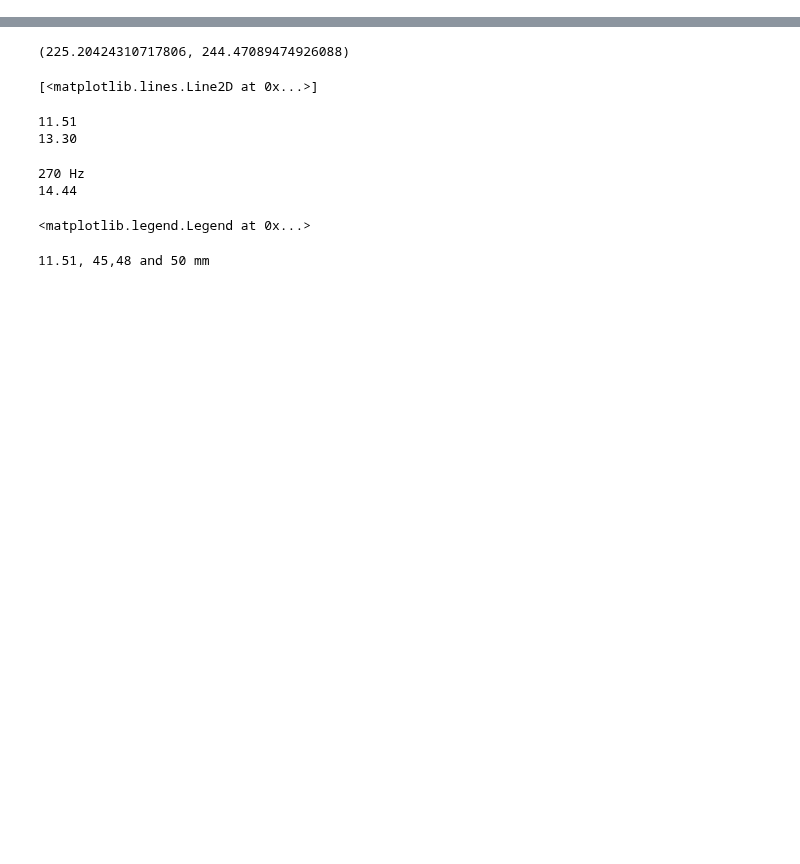
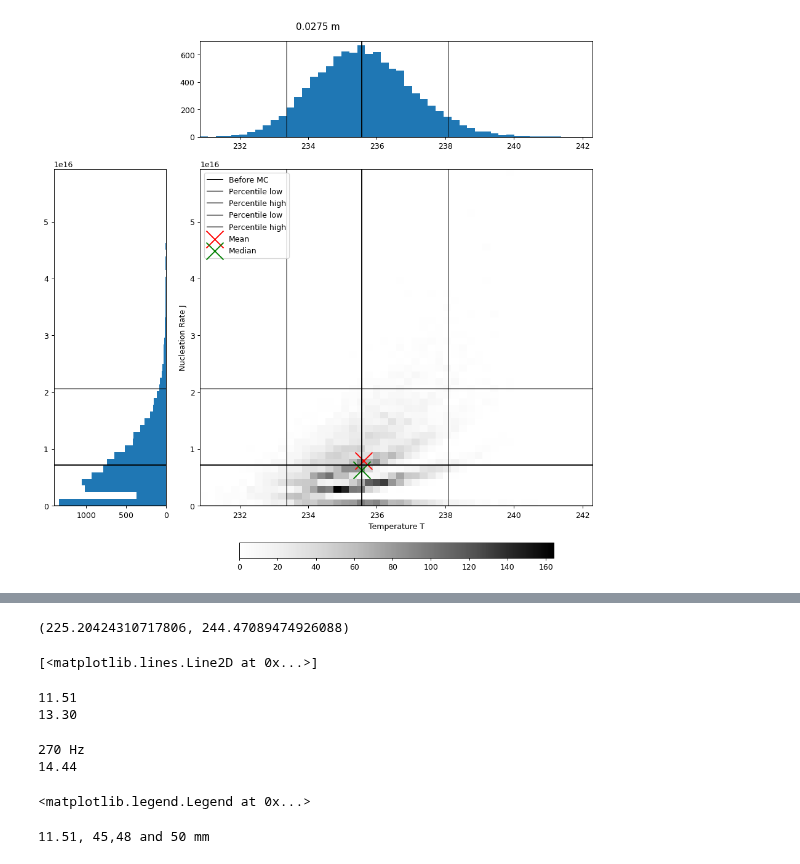
Before and after one commit to Niloo1371/Finding_droplets, a Jupyter notebook: Package/Publication_analysis.ipynb, the cells around one changed output, grey strips where cells are left out. Cells and saved outputs as stored; diff of their text form; code cells hidden in the pictures; blank space fills up the shorter version.

```diff
--- a/Package/Publication_analysis.ipynb
+++ b/Package/Publication_analysis.ipynb
@@ -718,0 +794,84 @@ plt.savefig('Publication_J_vs_T.pdf')
+# %%
+
+series=mar12
+
+#bin_sizes=[10,20,50,100,200]
+bin_sizes=[50]
+positions=range(len(series.calculated_distances))
+#positions=[6]
+
+for position in positions:
+    for bin_size in bin_sizes:
+        x=series.T_MC_matrix[:,position]
+        y=series.J_MC_matrix[:,position]
+        x_bins=bin_size
+        y_bins=bin_size
+
+        fig=plt.figure(figsize=[10,10],dpi=90,constrained_layout=True)
+        axd=fig.subplot_mosaic([['.', 'histx'], ['histy', 'scat']],
+                                 gridspec_kw={'width_ratios': [2, 7],
+                                              'height_ratios': [2, 7]})
+
+        axd['histx'].sharex(axd['scat'])
+        axd['histy'].sharey(axd['scat'])
+        axd['histy'].invert_xaxis()
+
+
+        _,_,_,im=axd['scat'].hist2d(x,y,cmap='Greys',bins=(x_bins,y_bins))
+        axd['scat'].scatter(x,y,s=0.1,marker='.',c='red',alpha=0)
+
+        fig.colorbar(im, orientation='horizontal', ax=axd['scat'], shrink=0.8)
+
+        axd['histx'].hist(x,bins=x_bins)
+        axd['histy'].hist(y, orientation='horizontal',bins=y_bins)
+
+
+
+        linekwargs={'color':'black'}
+        axd['scat'].axhline(series.ideal_J[position],**linekwargs,label='Before MC')
+        axd['histy'].axhline(series.ideal_J[position],**linekwargs)
+        axd['scat'].axvline(series.ideal_T_at_calculated[position],**linekwargs)
+        axd['histx'].axvline(series.ideal_T_at_calculated[position],**linekwargs)
+
+        '''
+        J
+        '''
+
+        linekwargs={'color':'black','alpha':0.5}
+        axd['scat'].axhline(series.low_J[position],**linekwargs,label='Percentile low')
+        axd['histy'].axhline(series.low_J[position],**linekwargs)
+
+        linekwargs={'color':'black','alpha':0.5}
+        axd['scat'].axhline(series.high_J[position],**linekwargs,label='Percentile high')
+        axd['histy'].axhline(series.high_J[position],**linekwargs)
+
+        '''
+        T
+        '''
+
+        linekwargs={'color':'black','alpha':0.5}
+        axd['scat'].axvline(series.low_T[position],**linekwargs,label='Percentile low')
+        axd['histx'].axvline(series.low_T[position],**linekwargs)
+
+        linekwargs={'color':'black','alpha':0.5}
+        axd['scat'].axvline(series.high_T[position],**linekwargs,label='Percentile high')
+        axd['histx'].axvline(series.high_T[position],**linekwargs)
+
+
+
+        axd['scat'].set_ylabel('Nucleation Rate J')
+        axd['scat'].set_xlabel('Temperature T')
+
+
+
+        mean_x=np.mean(x)
+        mean_y=np.mean(y)
+        axd['scat'].scatter(mean_x,mean_y,marker='x',c='red',s=500,label='Mean')
+        median_x=np.median(x)
+        median_y=np.median(y)
+        axd['scat'].scatter(median_x,median_y,marker='x',c='green',s=500,label='Median')
+
+        axd['scat'].legend()
+        fig.suptitle(str(series.calculated_distances[position]) + ' m')
+# %% [output]
+[figure, added]
```
Also changed, not shown: parts of 18 cells of this notebook, 7 other files.
